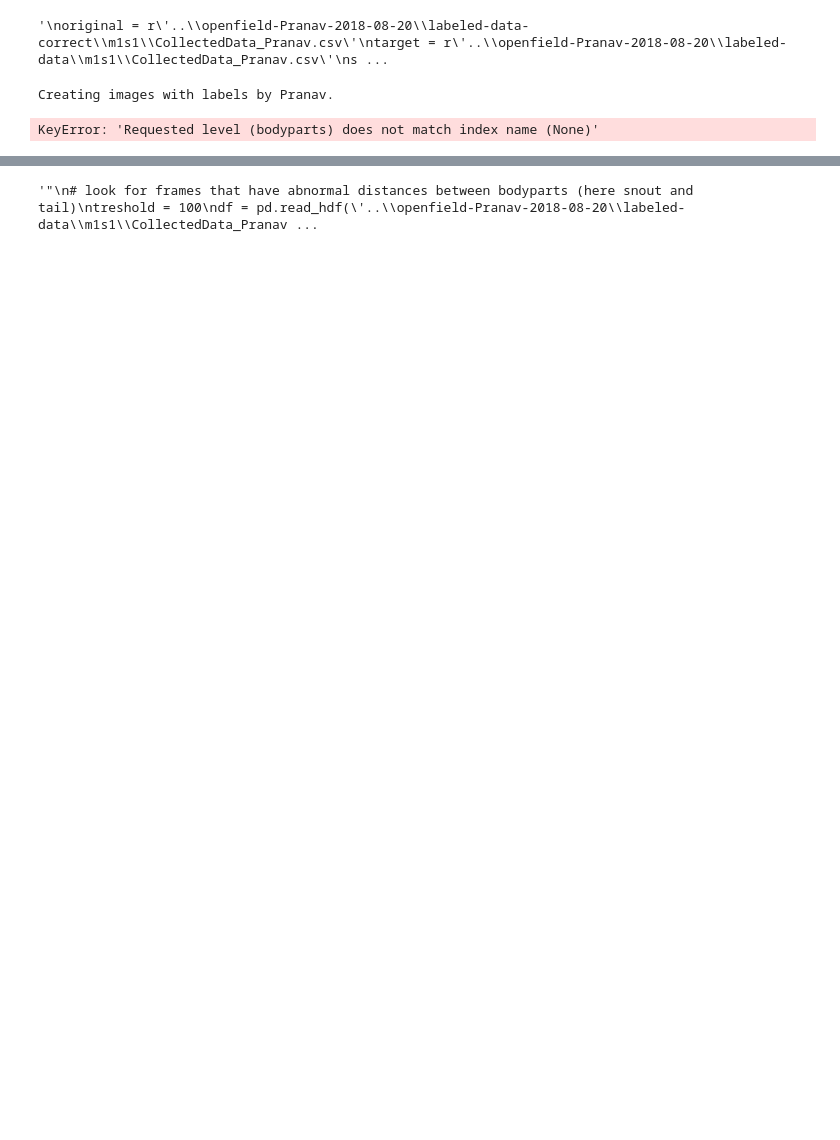
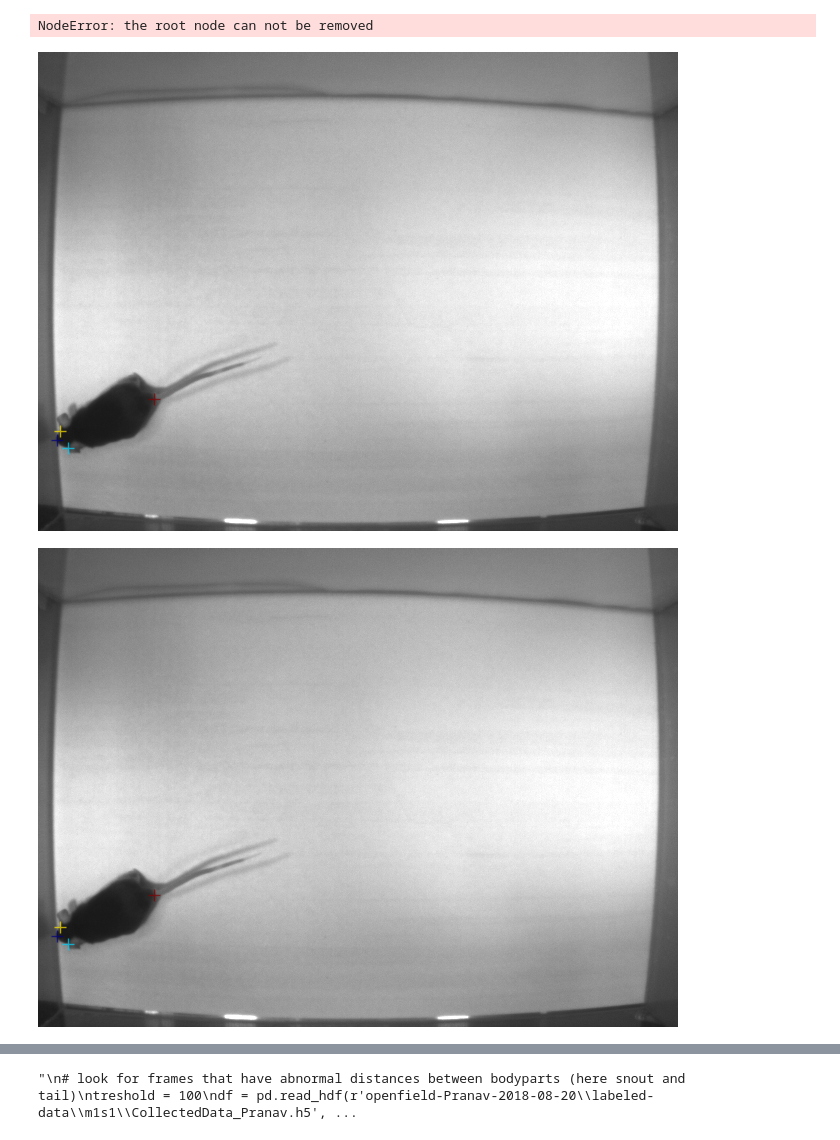
Before and after one commit to clara-rossignol/Bachelor-Project, a Jupyter notebook: corruption-images-DeepLabCut.ipynb, the cells around one changed output, grey strips where cells are left out. Cells and saved outputs as stored; diff of their text form; code cells hidden in the pictures; blank space fills up the shorter version.

```diff
--- a/corruption-images-DeepLabCut.ipynb
+++ b/corruption-images-DeepLabCut.ipynb
@@ -69,32 +44,0 @@ df.astype(str).to_hdf(r'..\openfield-Pranav-2018-08-20\labeled-data\m1s1\Collect
-# %%
-# replace in a new file the correct values with the corrupted ones
-"""
-original = r'..\openfield-Pranav-2018-08-20\labeled-data-correct\m1s1\CollectedData_Pranav.csv'
-target = r'..\openfield-Pranav-2018-08-20\labeled-data\m1s1\CollectedData_Pranav.csv'
-shutil.copyfile(original, target)
-
-df = pd.read_csv(r'..\openfield-Pranav-2018-08-20\labeled-data\m1s1\CollectedData_Pranav.csv', header = None)
-
-print(df.columns)
-df.iloc[corruptedData.index,:] = corruptedData[:]
-print(df.head(10
-             ))
-# swap left and right ear for some of the data (maybe find better way to do this, def f?)
-swappedEars = random.sample(range(5, 100), 5)
-swappedEars[:] = [number - 3 for number in swappedEars] # we want the right image number
-print(swappedEars)
-
-def swapData(df, sample, i, j):
-    tmp = df.iloc[sample, i]
-    df.loc[sample, i] = df.loc[sample, j]
-    df.loc[sample, j] = tmp
-    return df
-
-df = swapData(df,swappedEars,3,5)
-df = swapData(df,swappedEars,4,6)
-print(df.columns)
-df.to_csv(r'..\openfield-Pranav-2018-08-20\labeled-data\m1s1\CollectedData_Pranav.csv', index = False)
-df.astype(str).to_hdf(r'..\openfield-Pranav-2018-08-20\labeled-data\m1s1\CollectedData_Pranav.h5',  "df_with_missing", format="table",mode="w")
-"""
-# %% [output]
-'\noriginal = r\'..\\openfield-Pranav-2018-08-20\\labeled-data-correct\\m1s1\\CollectedData_Pranav.csv\'\ntarget = r\'..\\openfield-Pranav-2018-08-20\\labeled-data\\m1s1\\CollectedData_Pranav.csv\'\ns ...
@@ -104,8 +45,29 @@ df.astype(str).to_hdf(r'..\openfield-Pranav-2018-08-20\labeled-data\m1s1\Collect
-# %%
-import deeplabcut
-
-#check correct labels using deeplabcut check_labels
-deeplabcut.check_labels(r'..\openfield-Pranav-2018-08-20\config.yaml')
-# %% [output]
-Creating images with labels by Pranav.
-KeyError: 'Requested level (bodyparts) does not match index name (None)'
+# %%
+# I ended up changing manually the labels since I could not do it like I was trying to do.
+# changing snout or tail labeling (images: 0,5,10,15,20,25,30,35,40)
+# swapping left and right ear labels (images: 70,80,90,100)
+
+df = pd.read_csv(r'openfield-Pranav-2018-08-20\labeled-data\m1s1\CollectedData_Pranav.csv')
+df.to_hdf(r'openfield-Pranav-2018-08-20\labeled-data\m1s1\CollectedData_Pranav.h5','',format="table",mode="w")
+# the df.to_hdf gives an error but the .h5 is needed to check the labels so I don't know what is wrong here
+
+# check corrupted labels
+deeplabcut.check_labels(r'openfield-Pranav-2018-08-20\config.yaml')
+# %% [output]
+NodeError: the root node can not be removed
+# %%
+# display correct and corrupted labeled frames
+# we only show a couple of images
+
+display(Image(filename='openfield-Pranav-2018-08-20/labeled-data-correct/m1s1_labeled/img0000_bodypart.png'))
+display(Image(filename='openfield-Pranav-2018-08-20/labeled-data/m1s1_labeled/img0000_bodypart.png'))
+display(Image(filename='openfield-Pranav-2018-08-20/labeled-data-correct/m1s1_labeled/img0015_bodypart.png'))
+display(Image(filename='openfield-Pranav-2018-08-20/labeled-data/m1s1_labeled/img0015_bodypart.png'))
+
+display(Image(filename='openfield-Pranav-2018-08-20/labeled-data-correct/m1s1_labeled/img0070_bodypart.png'))
+display(Image(filename='openfield-Pranav-2018-08-20/labeled-data/m1s1_labeled/img0070_bodypart.png'))
+display(Image(filename='openfield-Pranav-2018-08-20/labeled-data-correct/m1s1_labeled/img0080_bodypart.png'))
+display(Image(filename='openfield-Pranav-2018-08-20/labeled-data/m1s1_labeled/img0080_bodypart.png'))
+# %% [output]
+[figure, added]
+[figure, added]
@@ -112,8 +80,7 @@ KeyError: 'Requested level (bodyparts) does not match index name (None)'
 # %%
-""""
 # look for frames that have abnormal distances between bodyparts (here snout and tail)
 treshold = 100
-df = pd.read_hdf('..\openfield-Pranav-2018-08-20\labeled-data\m1s1\CollectedData_Pranav.h5',key='')
+df = pd.read_hdf(r'openfield-Pranav-2018-08-20\labeled-data\m1s1\CollectedData_Pranav.h5',key='')
 snout = df.xs('snout', level='bodyparts', axis=1).to_numpy()
 tail = df.xs('tail', level='bodyparts', axis=1).to_numpy()
 diff = (snout-tail).reshape(len(df), -1, 2)
@@ -121,8 +88,7 @@ dist = np.linalg.norm(diff, axis=2)
 mask = np.any(dist >= treshold, axis=1)
 abnormalFrames = df.iloc[mask].index
 print(abnormalFrames)
-"""
 # %% [output]
-'"\n# look for frames that have abnormal distances between bodyparts (here snout and tail)\ntreshold = 100\ndf = pd.read_hdf(\'..\\openfield-Pranav-2018-08-20\\labeled-data\\m1s1\\CollectedData_Pranav ...
+"\n# look for frames that have abnormal distances between bodyparts (here snout and tail)\ntreshold = 100\ndf = pd.read_hdf(r'openfield-Pranav-2018-08-20\\labeled-data\\m1s1\\CollectedData_Pranav.h5', ...
 # %%
 # look for frames where bodyparts (like right and left ear) might have been swapped
```
Also changed, not shown: parts of 9 cells of this notebook.
